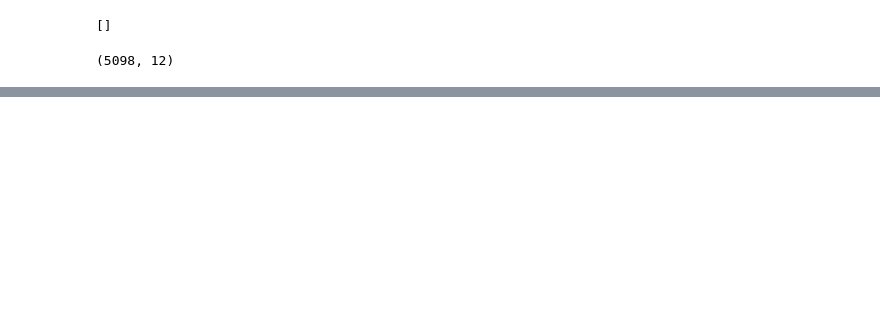
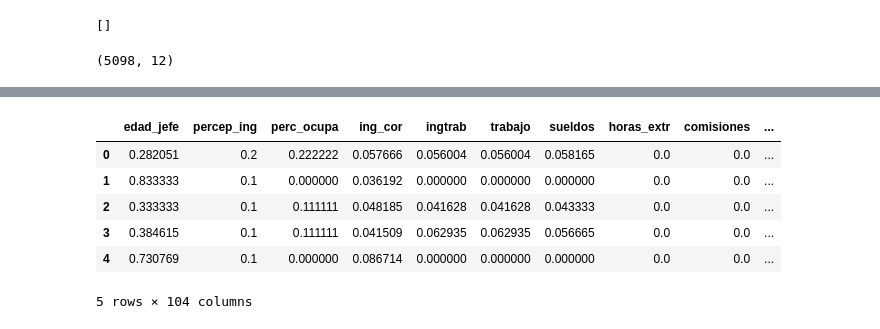
Before and after one commit to JacoboGGLeon/final, a Jupyter notebook: processing/inegi/municipio/envipe/TMod_Vic/transform_cat_to_num.ipynb, the cells around one changed output, grey strips where cells are left out. Cells and saved outputs as stored; diff of their text form; code cells hidden in the pictures; blank space fills up the shorter version.

```diff
--- a/processing/inegi/municipio/envipe/TMod_Vic/transform_cat_to_num.ipynb
+++ b/processing/inegi/municipio/envipe/TMod_Vic/transform_cat_to_num.ipynb
@@ -119,0 +144,15 @@ df_copy.to_csv(file,index = False, header = True, sep = ',', encoding = 'utf-8')
+# %%
+for column in df_copy[list_cat].columns:
+    print(column, df_copy[column].unique())
+    encoded = to_categorical(y = df_copy[column], dtype='int64')
+#    print(encoded.shape)
+    df_encoded = pd.DataFrame(encoded)
+#    print(df_encoded.shape)
+
+    df_copy.drop(labels=[column], axis=1, inplace=True)
+
+    for element in list(df_encoded.columns):
+        var = column + str("_") + str(element)
+#        print(var)
+        df_copy[var] = df_encoded[element]
+#        print(df_copy[var].head(2))
@@ -119,0 +179,8 @@ df_copy.to_csv(file,index = False, header = True, sep = ',', encoding = 'utf-8')
+# %%
+list_zeros = []
+
+for column in df_copy.columns:
+    if df_copy[column].nunique() == 1 :
+        list_zeros.append(column)
+# %%
+df_copy.drop(labels=list_zeros, axis=1, inplace=True)
@@ -119,0 +189,13 @@ df_copy.to_csv(file,index = False, header = True, sep = ',', encoding = 'utf-8')
+# %%
+df_num = df_copy[list_numericos]
+dataframe_to_normalize=((df_num-df_num.min())/(df_num.max()-df_num.min()))*1
+# %%
+dataframe_to_normalize.head()
+# %% [output]
+|  | edad_jefe | percep_ing | perc_ocupa | ing_cor | ingtrab | trabajo | sueldos | horas_extr | comisiones | ... |
+| 0 | 0.282051 | 0.2 | 0.222222 | 0.057666 | 0.056004 | 0.056004 | 0.058165 | 0.0 | 0.0 | ... |
+| 1 | 0.833333 | 0.1 | 0.000000 | 0.036192 | 0.000000 | 0.000000 | 0.000000 | 0.0 | 0.0 | ... |
+| 2 | 0.333333 | 0.1 | 0.111111 | 0.048185 | 0.041628 | 0.041628 | 0.043333 | 0.0 | 0.0 | ... |
+| 3 | 0.384615 | 0.1 | 0.111111 | 0.041509 | 0.062935 | 0.062935 | 0.056665 | 0.0 | 0.0 | ... |
+| 4 | 0.730769 | 0.1 | 0.000000 | 0.086714 | 0.000000 | 0.000000 | 0.000000 | 0.0 | 0.0 | ... |
+5 rows × 104 columns
```
Also changed, not shown: parts of 22 cells of this notebook, 16 other files.
